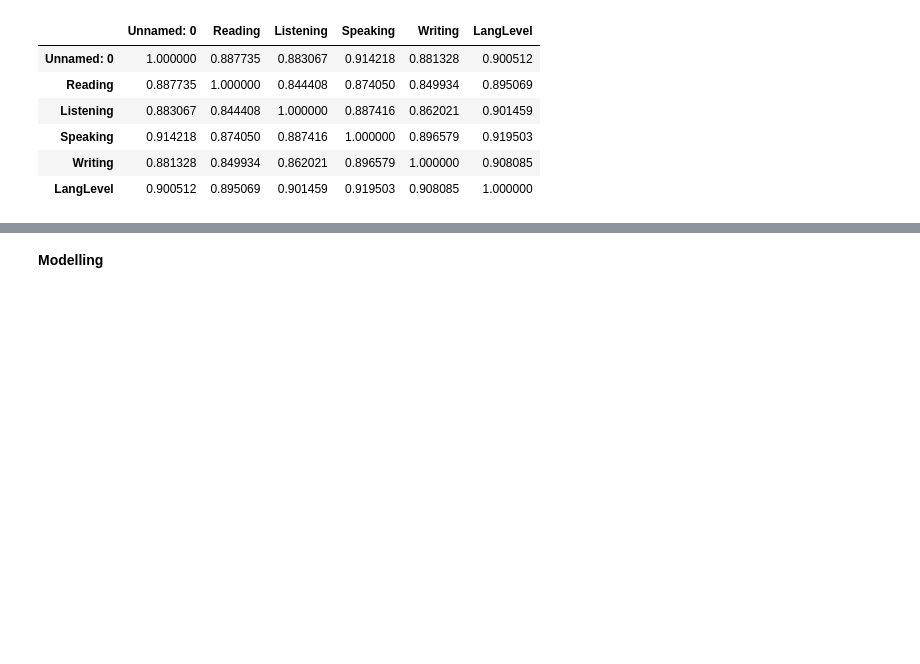
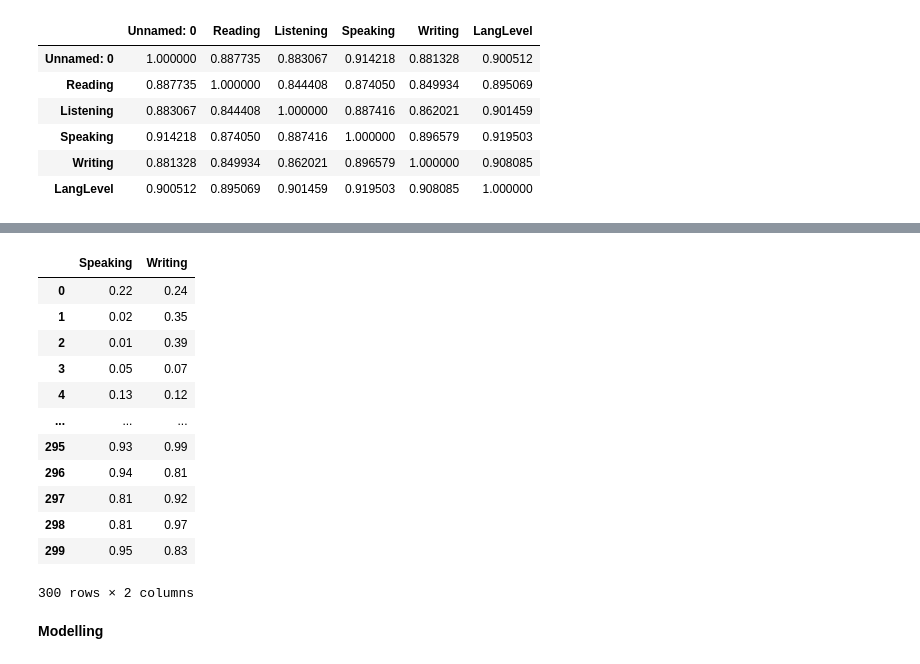
Before and after one commit to AndiraFaqih/Velocity, a Jupyter notebook: model/Language_Level.ipynb, the cells around one changed output, grey strips where cells are left out. Saved outputs shown, nothing was run; the diff lists cells and outputs as text; code cells hidden in the pictures; blank space fills up the shorter version.

```diff
--- a/model/Language_Level.ipynb
+++ b/model/Language_Level.ipynb
@@ -77,6 +77,22 @@ dataset.drop('LangLevel', axis = 1, inplace = True)
 dataset.drop('Reading', axis=1, inplace=True)
 dataset.drop('Listening', axis=1, inplace=True)
 dataset.drop('Unnamed: 0', axis = 1, inplace = True)
+# %%
+dataset
+# %% [output]
+|  | Speaking | Writing |
+| 0 | 0.22 | 0.24 |
+| 1 | 0.02 | 0.35 |
+| 2 | 0.01 | 0.39 |
+| 3 | 0.05 | 0.07 |
+| 4 | 0.13 | 0.12 |
+| ... | ... | ... |
+| 295 | 0.93 | 0.99 |
+| 296 | 0.94 | 0.81 |
+| 297 | 0.81 | 0.92 |
+| 298 | 0.81 | 0.97 |
+| 299 | 0.95 | 0.83 |
+300 rows × 2 columns
 # %%
 # from sklearn.preprocessing import MinMaxScaler
 # scaler = MinMaxScaler()
```
Also changed, not shown: parts of 5 cells of this notebook, 5 other files.
